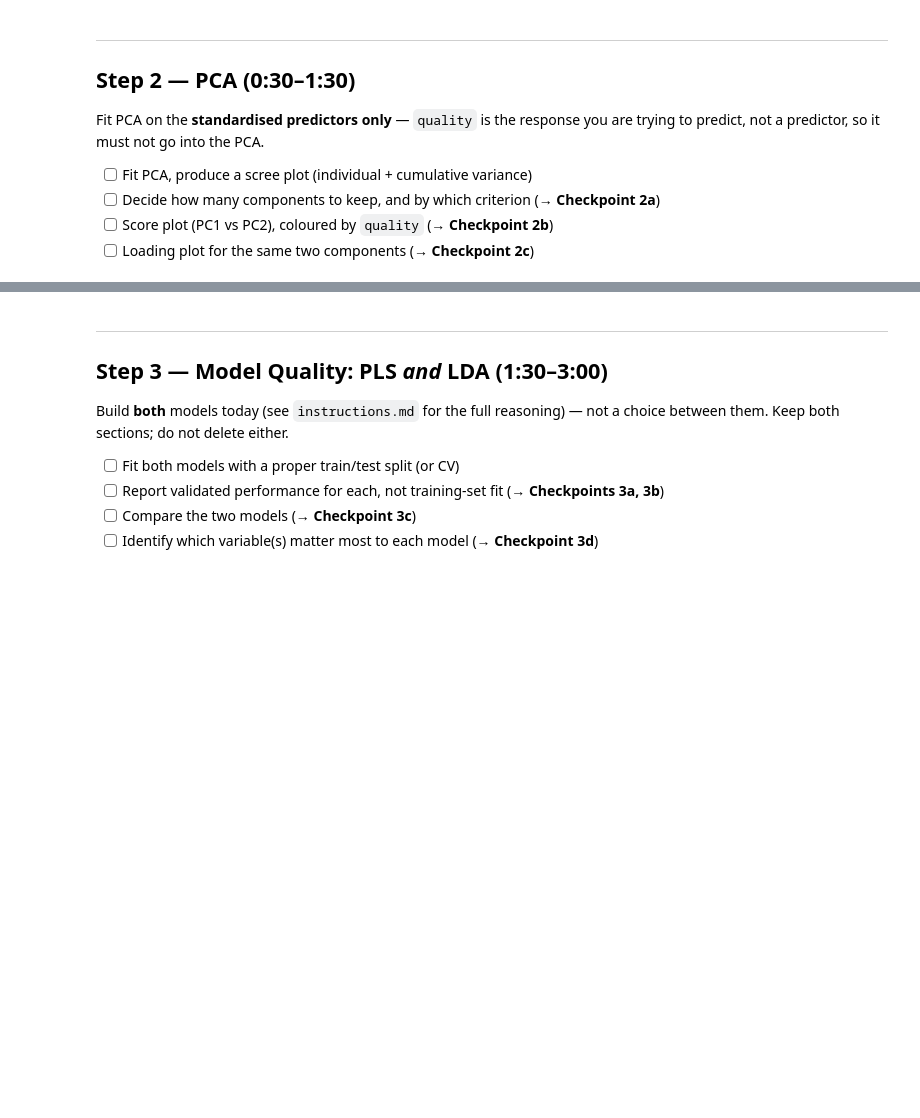
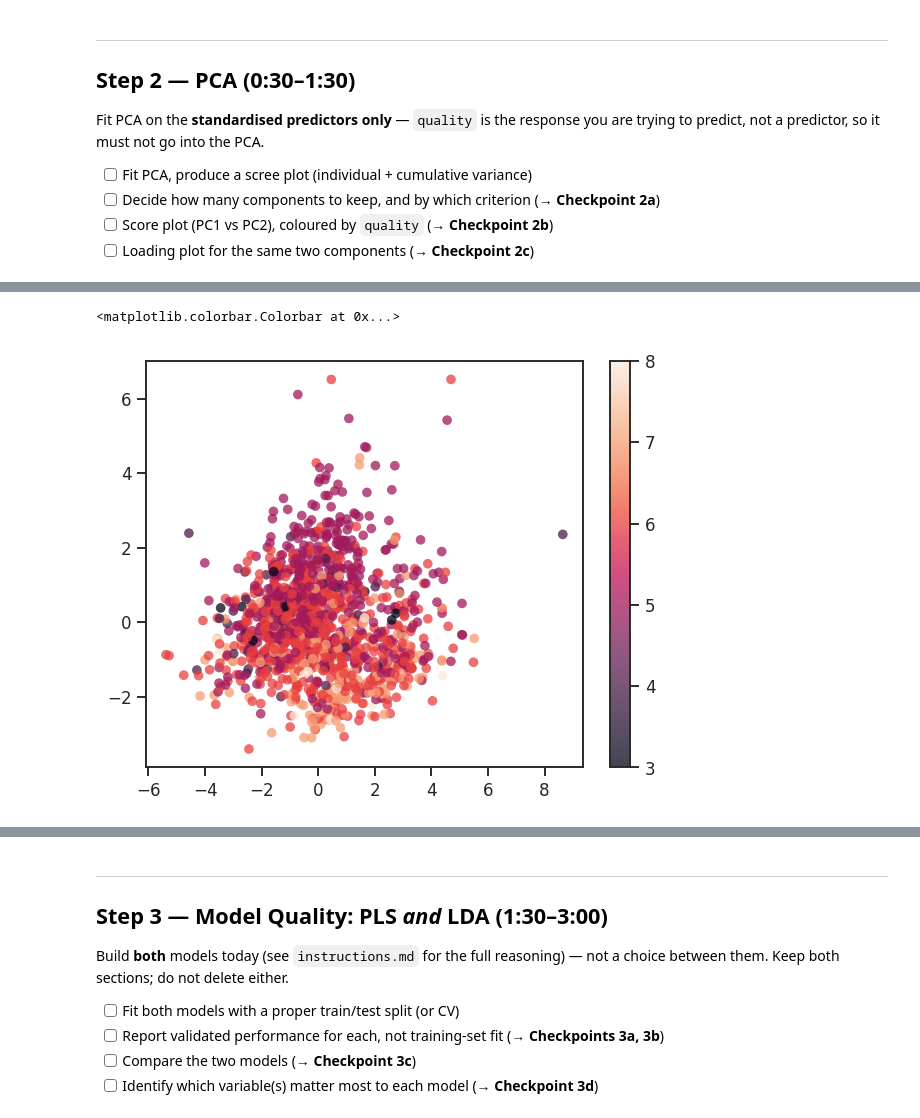
Before and after one commit to fredrik104/1kb570_2026, a Jupyter notebook: Labs/02_modelling_wine_quality/starter_notebook.ipynb, the cells around one changed output, grey strips where cells are left out. Cells and saved outputs as stored; diff of their text form; code cells hidden in the pictures; blank space fills up the shorter version.

```diff
--- a/Labs/02_modelling_wine_quality/starter_notebook.ipynb
+++ b/Labs/02_modelling_wine_quality/starter_notebook.ipynb
@@ -248,6 +262,16 @@ Explained variance per PC:
 # %%
 # TODO: score plot -- PC1 vs PC2, colour the points by `quality`
 # (a continuous colourmap, e.g. cmap='viridis', works well for an ordinal 0-10 score)
+qualities = df['quality'].values
+
+
+fig, ax = plt.subplots()
+s = ax.scatter(scores[:, 0], scores[:, 1], c=qualities
+            , s=40, alpha=0.75, edgecolors='none')
+fig.colorbar(s)
+# %% [output]
+<matplotlib.colorbar.Colorbar at 0x...>
+[figure, added]
 # %%
 # TODO: loading plot for PC1 vs PC2 -- which variables have the largest
 # loadings, and in which direction?
```
Also changed, not shown: parts of 5 cells of this notebook.
